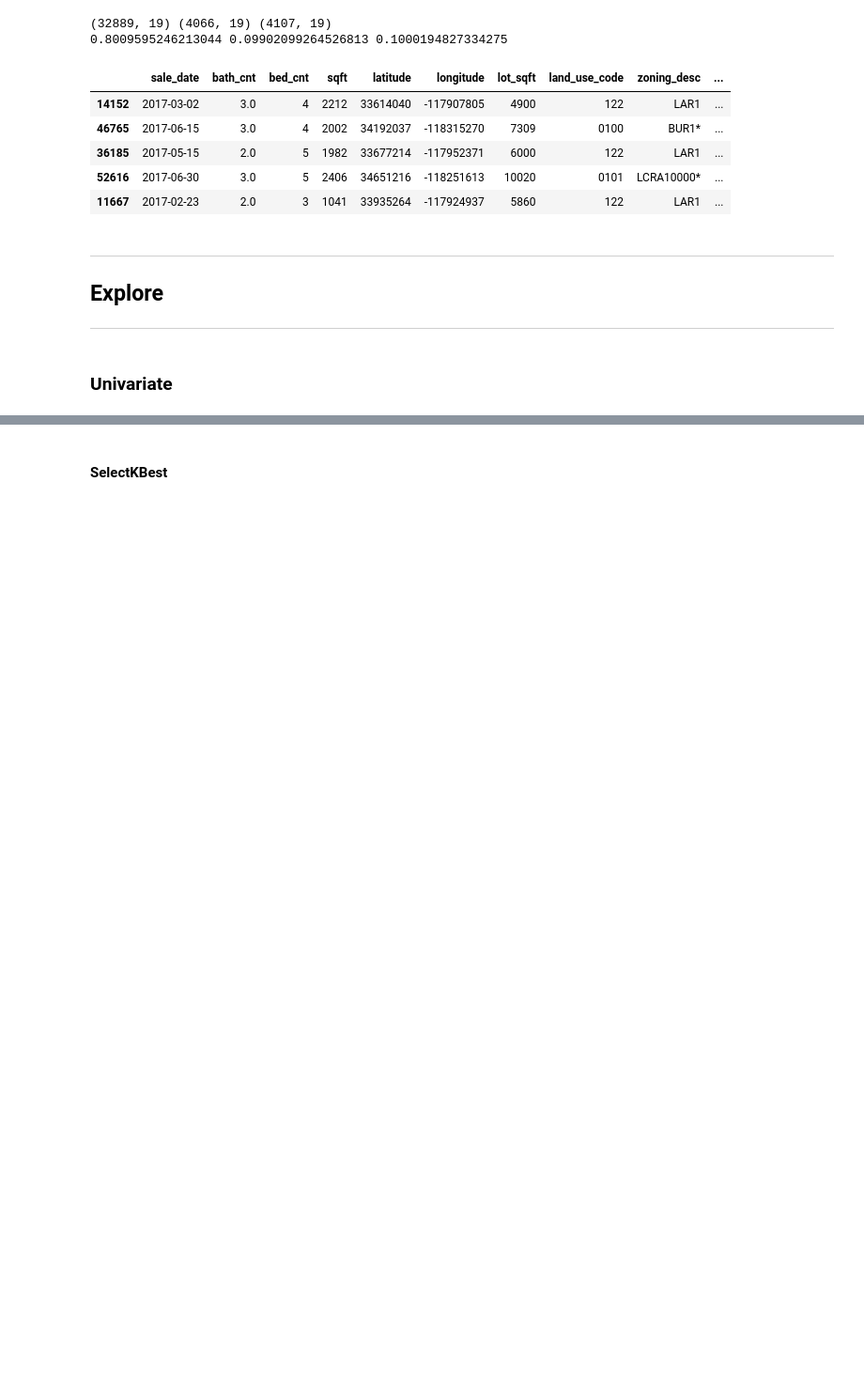
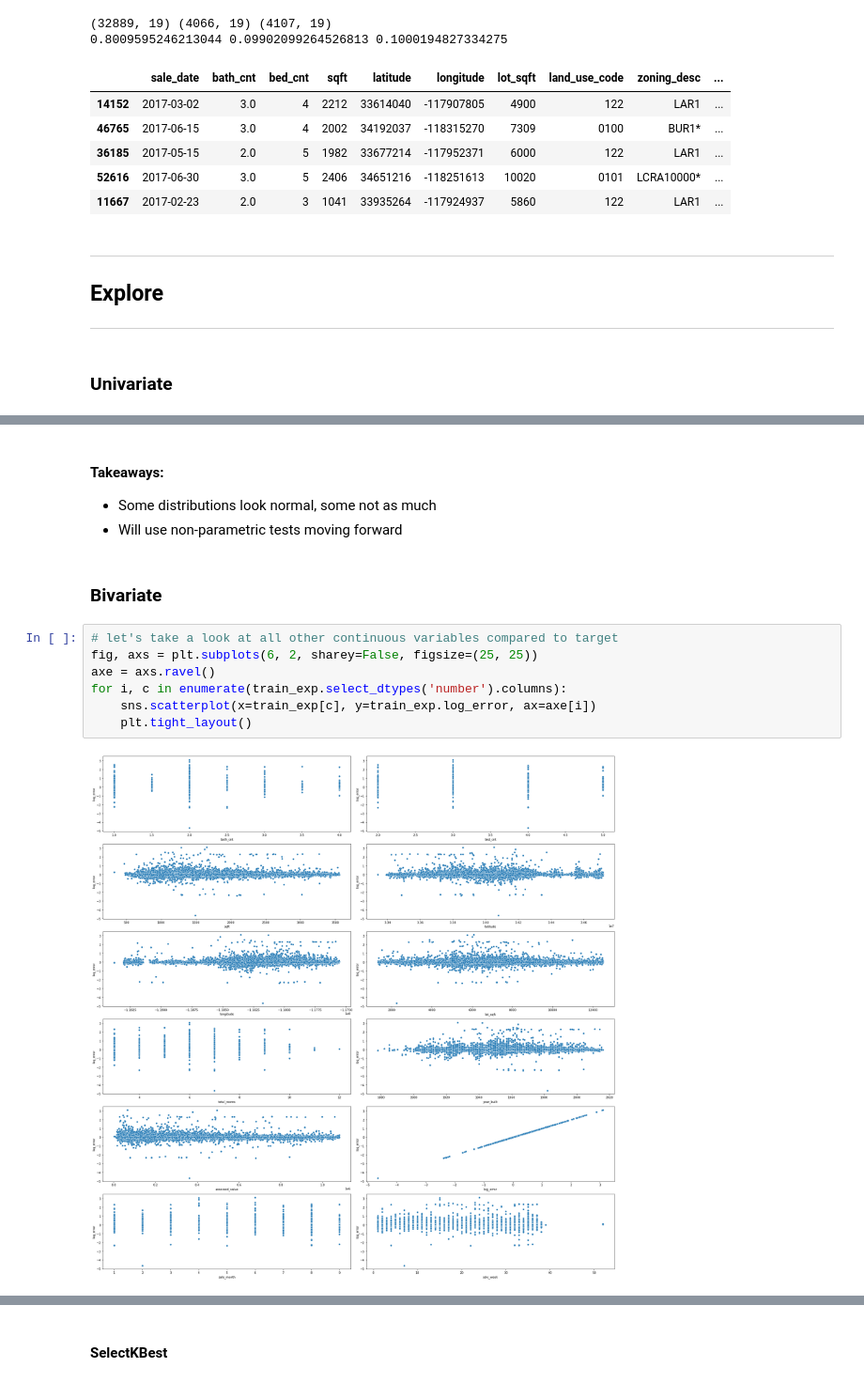
Before and after one commit to adam-talbot/clustering-project, a Jupyter notebook: final_notebook.ipynb, the cells around one changed output, grey strips where cells are left out. Shown at 94% size. Cells and saved outputs as stored; diff of their text form; blank space fills up the shorter version.

```diff
--- a/final_notebook.ipynb
+++ b/final_notebook.ipynb
@@ -233,0 +198,15 @@ e.plot_variable_pairs_cat_hue(train_explore.sample(n=2500, random_state=527))
+# %% [markdown]
+#### Takeaways:
+- Some distributions look normal, some not as much
+- Will use non-parametric tests moving forward
+# %% [markdown]
+### Bivariate
+# %%
+# let's take a look at all other continuous variables compared to target
+fig, axs = plt.subplots(6, 2, sharey=False, figsize=(25, 25))
+axe = axs.ravel()
+for i, c in enumerate(train_exp.select_dtypes('number').columns):
+    sns.scatterplot(x=train_exp[c], y=train_exp.log_error, ax=axe[i])
+    plt.tight_layout()
+# %% [output]
+[figure, added]
```
Also changed, not shown: parts of 96 cells of this notebook, 3 other files.
